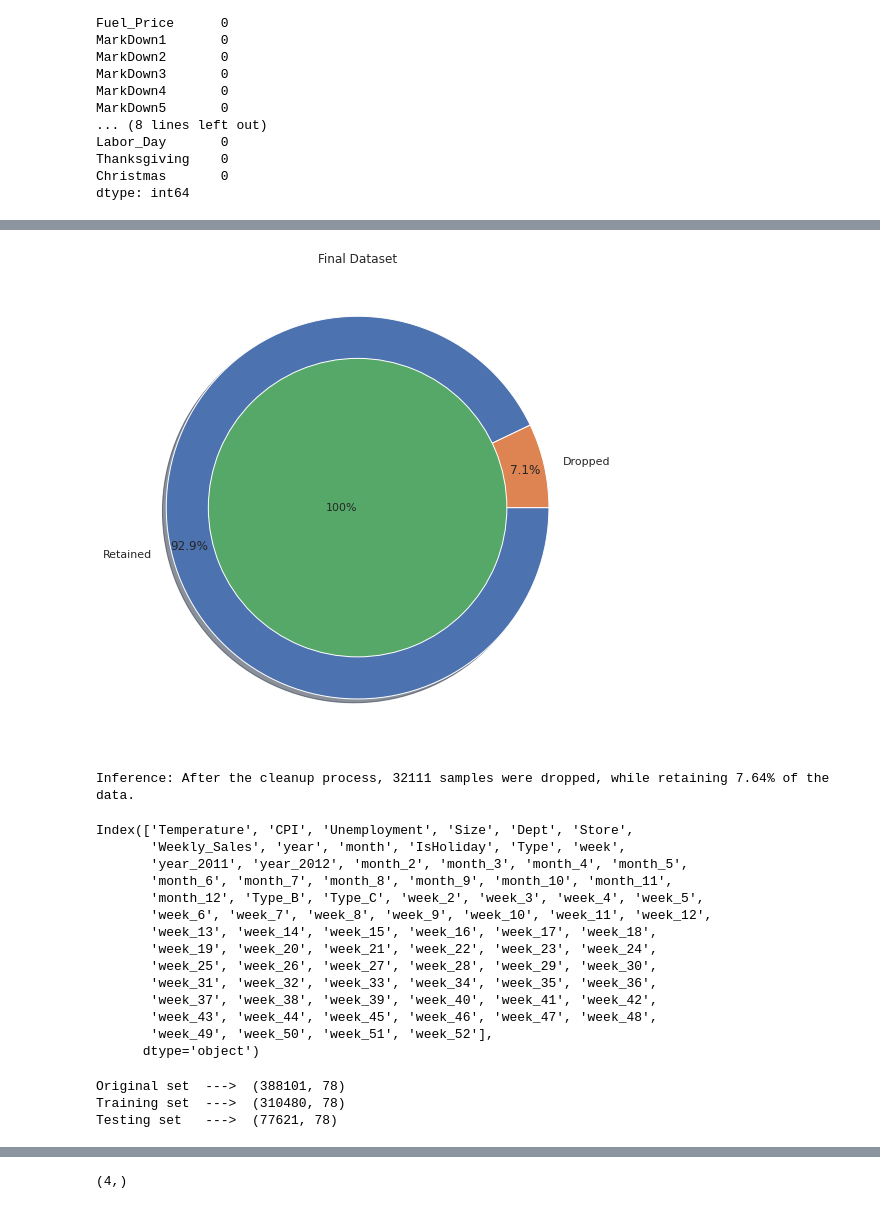
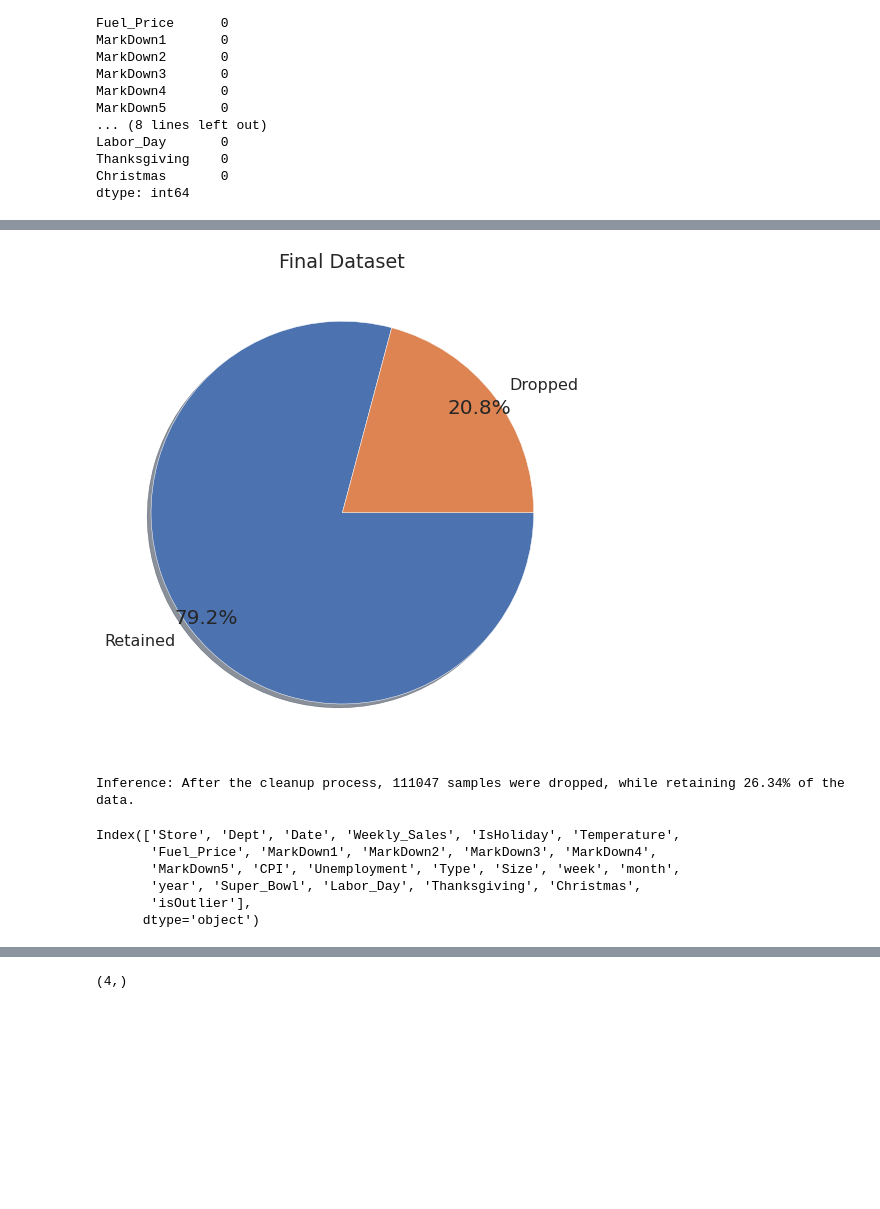
Before and after one commit to dpaul0501/FB_MLE, a Jupyter notebook: walmart-sales-forecasting.ipynb, the cells around one changed output, grey strips where cells are left out. Drawn from its saved outputs; the diff is of its cells as text; code cells hidden in the pictures; blank space fills up the shorter version.

```diff
--- a/walmart-sales-forecasting.ipynb
+++ b/walmart-sales-forecasting.ipynb
@@ -683,3 +750,5 @@ missing_value_df
 # %%
-df = df.fillna(0) # filling null's with 0
+Train_df_missing_treat = Train_df.fillna(0) # filling null's with 0
+# %%
+Test_df_missing_treat = Test_df.fillna(0) # filling null's with 0
 # %%
@@ -723,17 +781,24 @@ df['week'].nunique()
 # %%
-#Removal of outlier:
+#Removal of outlier for numerical features
 
-intermediateData = df.copy()
+intermediateTrainData = Train_df_missing_treat.copy()
+intermediateTestData = Test_df_missing_treat.copy()
 
 
+intermediateTrainData['isOutlier'] = False
+intermediateTestData['isOutlier'] = False
+
 for i in numericalFeatures:
-    Q1 = intermediateData[i].quantile(0.25)
-    Q3 = intermediateData[i].quantile(0.75)
+    Q1 = intermediateTrainData[i].quantile(0.25)
+    Q3 = intermediateTrainData[i].quantile(0.75)
     IQR = Q3 - Q1
-    intermediateData = intermediateData[intermediateData[i] <= (Q3+(1.5*IQR))]
-    intermediateData = intermediateData[intermediateData[i] >= (Q1-(1.5*IQR))]
-    intermediateData = intermediateData.reset_index(drop=True)
-display(intermediateData.head())
-print('\n\033[1mInference:\033[0m\nBefore removal of outliers, The dataset had {} samples.'.format(df.shape[0]))
-print('After removal of outliers, The dataset now has {} samples.'.format(intermediateData.shape[0]))
+    intermediateTrainData['isOutlier'] = (intermediateTrainData['isOutlier'] == True) | (intermediateTrainData[i] > (Q3+(1.5*IQR))) | (intermediateTrainData[i] < (Q1-(1.5*IQR)))
+    intermediateTestData['isOutlier'] = (intermediateTestData['isOutlier'] == True) | (intermediateTestData[i] > (Q3+(1.5*IQR))) | (intermediateTestData[i] < (Q1-(1.5*IQR)))
+
+display(intermediateTrainData[intermediateTrainData['isOutlier'] == False].head())
+print('\n\033[1mInference:\033[0m\nBefore removal of outliers, The Train dataset had {} samples.'.format(Train_df_missing_treat.shape[0]))
+print('After removal of outliers, The Train dataset now has {} samples.'.format(intermediateTrainData[intermediateTrainData['isOutlier'] == False].shape[0]))
+
+print('\n\033[1mInference:\033[0m\nBefore removal of outliers, The Test dataset had {} samples.'.format(Test_df_missing_treat.shape[0]))
+print('After removal of outliers, The Test dataset now has {} samples.'.format(intermediateTestData[intermediateTestData['isOutlier'] == False].shape[0]))
 # %% [output]
@@ -779,45 +818,29 @@ intermediateData = intermediateData[intermediateData['isOutlier'] == False].drop
+# %%
+intermediateTrainData = intermediateTrainData[intermediateTrainData['isOutlier'] == False]
+
+intermediateTestData = intermediateTestData[intermediateTestData['isOutlier'] == False]
 # %%
 #Final Dataset size after performing Preprocessing
 
 
 plt.title('Final Dataset')
-plt.pie([df.shape[0], df.shape[0]-intermediateData.shape[0]], radius = 1, labels=['Retained','Dropped'], counterclock=False,
+plt.pie([df.shape[0], df.shape[0]-intermediateTrainData.shape[0]], radius = 1, labels=['Retained','Dropped'], counterclock=False,
         autopct='%1.1f%%', pctdistance=0.9, explode=[0,0], shadow=True)
-plt.pie([df.shape[0]], labels=['100%'], labeldistance=-0, radius=0.78)
+
 plt.show()
 
-print(f'\n\033[1mInference:\033[0m After the cleanup process, {df.shape[0]-intermediateData.shape[0]} samples were dropped, \
-while retaining {round(100 - (intermediateData.shape[0]*100/(df.shape[0])),2)}% of the data.')
+print(f'\n\033[1mInference:\033[0m After the cleanup process, {df.shape[0]-intermediateTrainData.shape[0]} samples were dropped, \
+while retaining {round(100 - (intermediateTrainData.shape[0]*100/(df.shape[0])),2)}% of the data.')
 # %% [output]
-[figure, old version]
+[figure, new version]
-Inference: After the cleanup process, 32111 samples were dropped, while retaining 7.64% of the data.
+Inference: After the cleanup process, 111047 samples were dropped, while retaining 26.34% of the data.
 # %%
-intermediateData.columns
+intermediateTrainData.columns
 # %% [output]
-Index(['Temperature', 'CPI', 'Unemployment', 'Size', 'Dept', 'Store',
-       'Weekly_Sales', 'year', 'month', 'IsHoliday', 'Type', 'week',
-       'year_2011', 'year_2012', 'month_2', 'month_3', 'month_4', 'month_5',
-       'month_6', 'month_7', 'month_8', 'month_9', 'month_10', 'month_11',
-       'month_12', 'Type_B', 'Type_C', 'week_2', 'week_3', 'week_4', 'week_5',
-       'week_6', 'week_7', 'week_8', 'week_9', 'week_10', 'week_11', 'week_12',
-       'week_13', 'week_14', 'week_15', 'week_16', 'week_17', 'week_18',
-       'week_19', 'week_20', 'week_21', 'week_22', 'week_23', 'week_24',
-       'week_25', 'week_26', 'week_27', 'week_28', 'week_29', 'week_30',
-       'week_31', 'week_32', 'week_33', 'week_34', 'week_35', 'week_36',
-       'week_37', 'week_38', 'week_39', 'week_40', 'week_41', 'week_42',
-       'week_43', 'week_44', 'week_45', 'week_46', 'week_47', 'week_48',
-       'week_49', 'week_50', 'week_51', 'week_52'],
+Index(['Store', 'Dept', 'Date', 'Weekly_Sales', 'IsHoliday', 'Temperature',
+       'Fuel_Price', 'MarkDown1', 'MarkDown2', 'MarkDown3', 'MarkDown4',
+       'MarkDown5', 'CPI', 'Unemployment', 'Type', 'Size', 'week', 'month',
+       'year', 'Super_Bowl', 'Labor_Day', 'Thanksgiving', 'Christmas',
+       'isOutlier'],
       dtype='object')
-# %%
-
-X = intermediateData
-
-Train_df, Test_df = train_test_split(X, train_size=0.8, test_size=0.2, random_state=100)
-Test_df.reset_index(drop=True,inplace=True)
-
-print('Original set  ---> ',X.shape,'\nTraining set  ---> ',Train_df.shape,'\nTesting set   ---> ', Test_df.shape)
-# %% [output]
-Original set  --->  (388101, 78)
-Training set  --->  (310480, 78)
-Testing set   --->  (77621, 78)
 # %%
```
Also changed, not shown: parts of 134 cells of this notebook.
